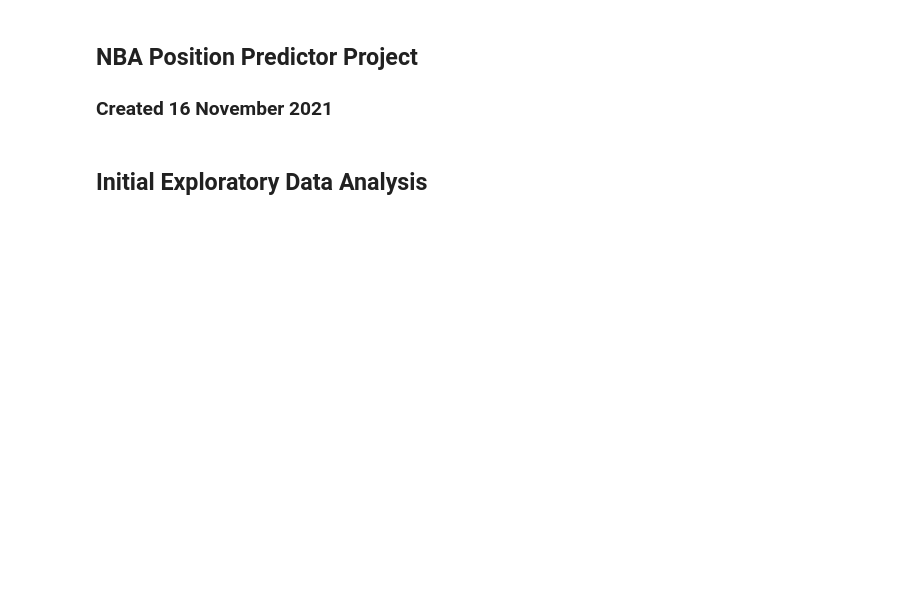
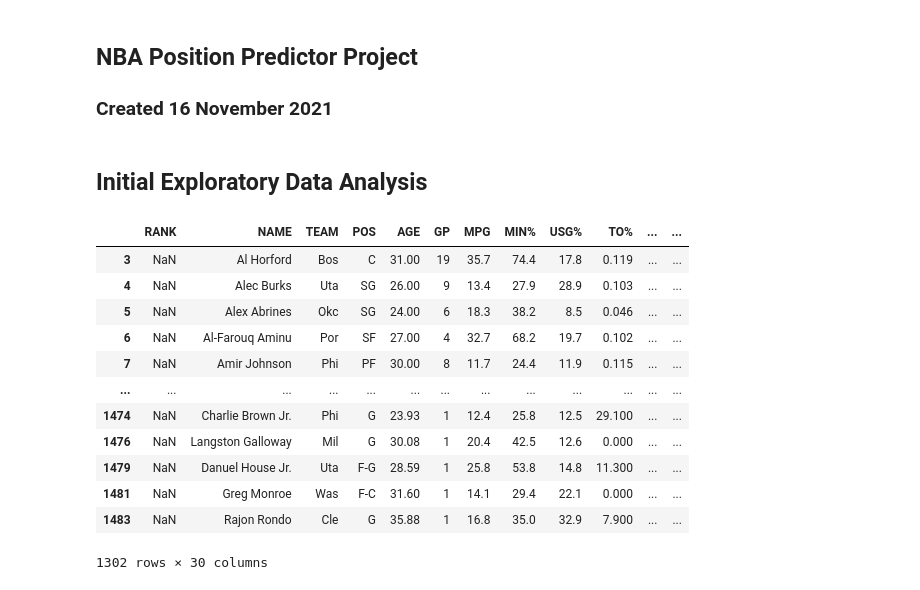
Before and after one commit to bonyejekwe/Basketball_Position_Predictor, a Jupyter notebook: Prediction_Model.ipynb, the cells around one changed output. Drawn from its saved outputs; the diff is of its cells as text; code cells hidden in the pictures; blank space fills up the shorter version.

```diff
--- a/Prediction_Model.ipynb
+++ b/Prediction_Model.ipynb
@@ -16,3 +16,18 @@ from get_stats import *
 data = get_full_dataframe()
 # %%
 stats_df = data
+stats_df
+# %% [output]
+|  | RANK | NAME | TEAM | POS | AGE | GP | MPG | MIN% | USG% | TO% | ... | ... |
+| 3 | NaN | Al Horford | Bos | C | 31.00 | 19 | 35.7 | 74.4 | 17.8 | 0.119 | ... | ... |
+| 4 | NaN | Alec Burks | Uta | SG | 26.00 | 9 | 13.4 | 27.9 | 28.9 | 0.103 | ... | ... |
+| 5 | NaN | Alex Abrines | Okc | SG | 24.00 | 6 | 18.3 | 38.2 | 8.5 | 0.046 | ... | ... |
+| 6 | NaN | Al-Farouq Aminu | Por | SF | 27.00 | 4 | 32.7 | 68.2 | 19.7 | 0.102 | ... | ... |
+| 7 | NaN | Amir Johnson | Phi | PF | 30.00 | 8 | 11.7 | 24.4 | 11.9 | 0.115 | ... | ... |
+| ... | ... | ... | ... | ... | ... | ... | ... | ... | ... | ... | ... | ... |
+| 1474 | NaN | Charlie Brown Jr. | Phi | G | 23.93 | 1 | 12.4 | 25.8 | 12.5 | 29.100 | ... | ... |
+| 1476 | NaN | Langston Galloway | Mil | G | 30.08 | 1 | 20.4 | 42.5 | 12.6 | 0.000 | ... | ... |
+| 1479 | NaN | Danuel House Jr. | Uta | F-G | 28.59 | 1 | 25.8 | 53.8 | 14.8 | 11.300 | ... | ... |
+| 1481 | NaN | Greg Monroe | Was | F-C | 31.60 | 1 | 14.1 | 29.4 | 22.1 | 0.000 | ... | ... |
+| 1483 | NaN | Rajon Rondo | Cle | G | 35.88 | 1 | 16.8 | 35.0 | 32.9 | 7.900 | ... | ... |
+1302 rows × 30 columns
```
Also changed, not shown: parts of 13 cells of this notebook.
